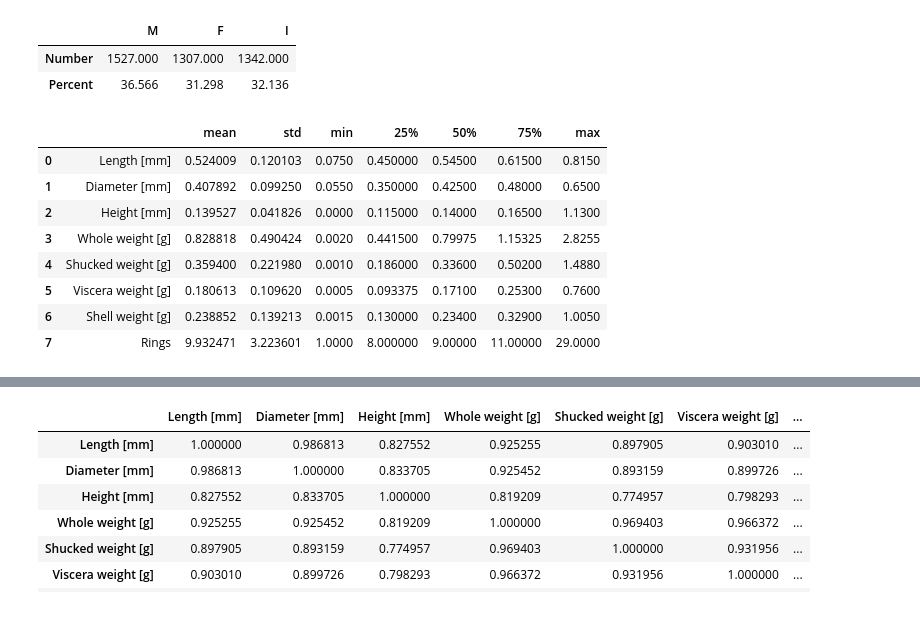
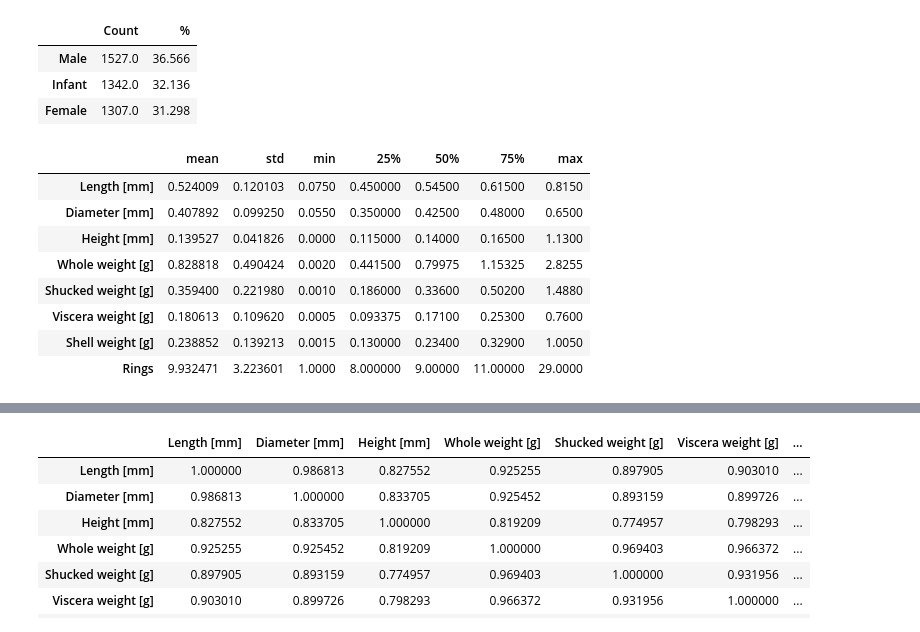
Before and after one commit to HubertKlosowski/Programming_in_Python, a Jupyter notebook: Zadanie1/zad1.ipynb, the cells around one changed output, grey strips where cells are left out. Cells and saved outputs as stored; diff of their text form; code cells hidden in the pictures.

```diff
--- a/Zadanie1/zad1.ipynb
+++ b/Zadanie1/zad1.ipynb
@@ -25,6 +25,8 @@ data = pd.read_csv("data/data.csv", sep=',')
 colnames = ['Sex', 'Length [mm]', 'Diameter [mm]', 'Height [mm]', 'Whole weight [g]', 'Shucked weight [g]',
             'Viscera weight [g]', 'Shell weight [g]', 'Rings']
 df = data.select_dtypes(include=['number'])
+data.columns = colnames
+df.columns = colnames[1:]
 # %%
 # 1. Table of the distribution of the qualitative variable in the dataset
 # %%
@@ -35,41 +37,41 @@ def qualitative_characteristics():
         if el == "M":
             tab[0][0] += 1
         elif el == "F":
+            tab[0][2] += 1
+        else:
             tab[0][1] += 1
-        else:
-            tab[0][2] += 1
     for l in range(0, 3):
         tab[1][l] = round((tab[0][l] / len(column)) * 100, 3)
     return tab
 
-table1 = pd.DataFrame(qualitative_characteristics(), columns=["M", "F", "I"], index=["Number", "Percent"])
-display(table1)
+table1 = pd.DataFrame(qualitative_characteristics(), columns=["Male", "Infant", "Female"], index=["Count", "%"])
+display(table1.T)
 # %% [output]
-|  | M | F | I |
-| Number | 1527.000 | 1307.000 | 1342.000 |
-| Percent | 36.566 | 31.298 | 32.136 |
+|  | Count | % |
+| Male | 1527.0 | 36.566 |
+| Infant | 1342.0 | 32.136 |
+| Female | 1307.0 | 31.298 |
 # %%
 # 2. Table with summary statistics for the quantitative variables in the dataset
 # %%
 def quantitative_characteristics():
     result = []
     for l, col in enumerate(df.columns):
-        result.append([colnames[l + 1], df[col].mean(), df[col].std(), df[col].min(), df[col].quantile(0.25),
-                       df[col].median(), df[col].quantile(0.75), df[col].max()])
+        result.append(df.iloc[:, l].describe().drop('count').T)
     return result
 
-table2 = pd.DataFrame(quantitative_characteristics(), columns=["", "mean", "std", "min", "25%", "50%", "75%", "max"])
+table2 = pd.DataFrame(quantitative_characteristics(), columns=["mean", "std", "min", "25%", "50%", "75%", "max"])
 display(table2)
 # %% [output]
-|  |  | mean | std | min | 25% | 50% | 75% | max |
-| 0 | Length [mm] | 0.524009 | 0.120103 | 0.0750 | 0.450000 | 0.54500 | 0.61500 | 0.8150 |
-| 1 | Diameter [mm] | 0.407892 | 0.099250 | 0.0550 | 0.350000 | 0.42500 | 0.48000 | 0.6500 |
-| 2 | Height [mm] | 0.139527 | 0.041826 | 0.0000 | 0.115000 | 0.14000 | 0.16500 | 1.1300 |
-| 3 | Whole weight [g] | 0.828818 | 0.490424 | 0.0020 | 0.441500 | 0.79975 | 1.15325 | 2.8255 |
-| 4 | Shucked weight [g] | 0.359400 | 0.221980 | 0.0010 | 0.186000 | 0.33600 | 0.50200 | 1.4880 |
-| 5 | Viscera weight [g] | 0.180613 | 0.109620 | 0.0005 | 0.093375 | 0.17100 | 0.25300 | 0.7600 |
-| 6 | Shell weight [g] | 0.238852 | 0.139213 | 0.0015 | 0.130000 | 0.23400 | 0.32900 | 1.0050 |
-| 7 | Rings | 9.932471 | 3.223601 | 1.0000 | 8.000000 | 9.00000 | 11.00000 | 29.0000 |
+|  | mean | std | min | 25% | 50% | 75% | max |
+| Length [mm] | 0.524009 | 0.120103 | 0.0750 | 0.450000 | 0.54500 | 0.61500 | 0.8150 |
+| Diameter [mm] | 0.407892 | 0.099250 | 0.0550 | 0.350000 | 0.42500 | 0.48000 | 0.6500 |
+| Height [mm] | 0.139527 | 0.041826 | 0.0000 | 0.115000 | 0.14000 | 0.16500 | 1.1300 |
+| Whole weight [g] | 0.828818 | 0.490424 | 0.0020 | 0.441500 | 0.79975 | 1.15325 | 2.8255 |
+| Shucked weight [g] | 0.359400 | 0.221980 | 0.0010 | 0.186000 | 0.33600 | 0.50200 | 1.4880 |
+| Viscera weight [g] | 0.180613 | 0.109620 | 0.0005 | 0.093375 | 0.17100 | 0.25300 | 0.7600 |
+| Shell weight [g] | 0.238852 | 0.139213 | 0.0015 | 0.130000 | 0.23400 | 0.32900 | 1.0050 |
+| Rings | 9.932471 | 3.223601 | 1.0000 | 8.000000 | 9.00000 | 11.00000 | 29.0000 |
 # %%
 # 3. Counts of occurrences of each category for the qualitative variable in the dataset.
 # %%
```
Also changed, not shown: parts of 5 cells of this notebook, 1 other file.
